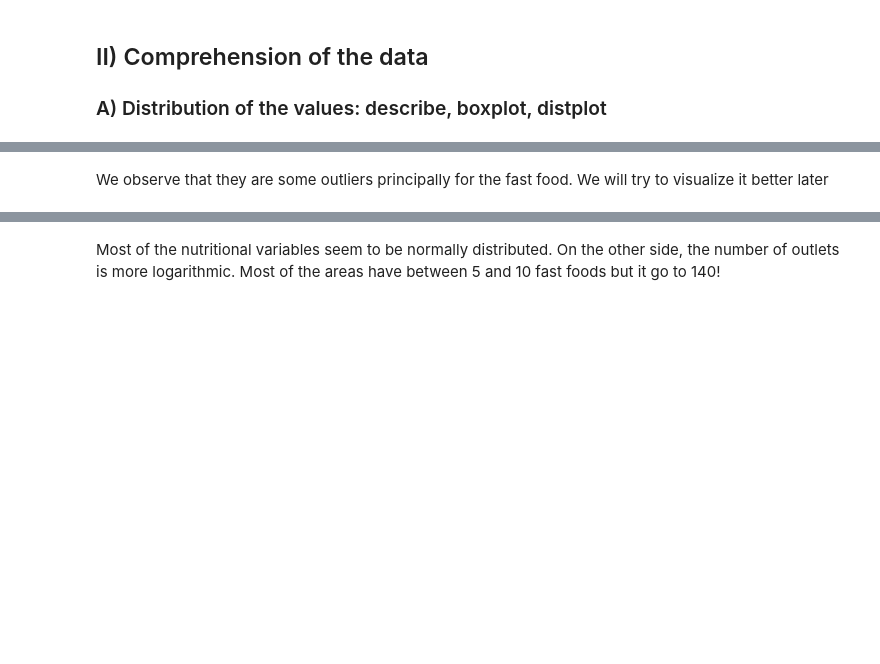
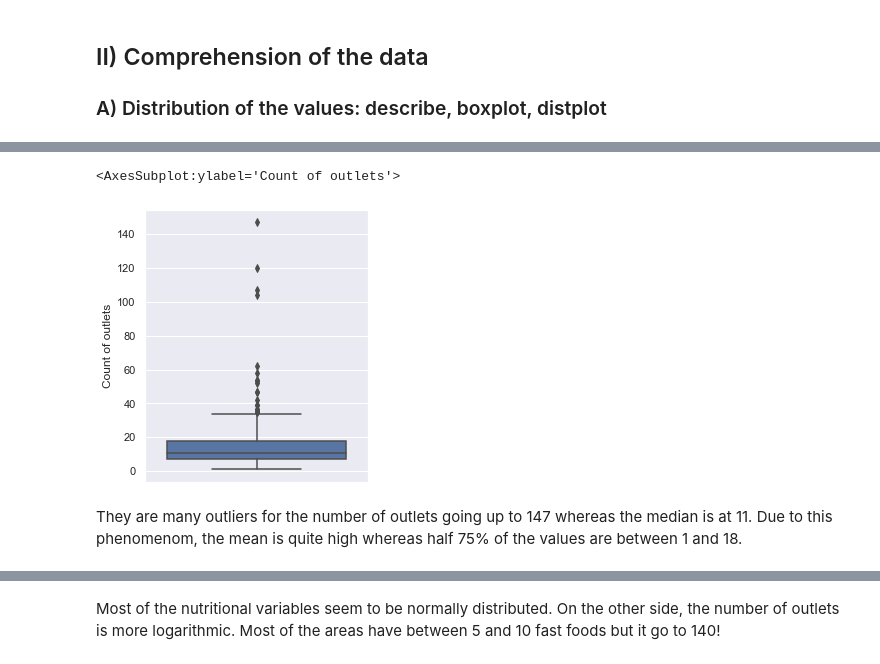
Before and after one commit to epfl-ada/ada-2020-project-milestone-p3-p3_caxaga, a Jupyter notebook: fast_food.ipynb, the cells around one changed output, grey strips where cells are left out. Drawn from its saved outputs; the diff is of its cells as text; code cells hidden in the pictures; blank space fills up the shorter version.

Commit message:
fast_food markdown

```diff
--- a/fast_food.ipynb
+++ b/fast_food.ipynb
@@ -86,38 +150,12 @@ fastfood_grocery.describe()
-# %%
-columns_grocery = [
-    'energy_fat',
-    'energy_saturate',
-    'energy_sugar',
-    'energy_protein',
-    'energy_carb',
-    'energy_fibre',
-    'energy_alcohol',
-    'energy_tot',
-    'h_nutrients_calories',
-    'nutripoints',
-    'Count of outlets'
-]
-
-column_boxplot = columns_grocery
-
-fastfood_grocery_analysis = fastfood_grocery[column_boxplot].copy()
-fig, ax = plt.subplots(4, 3, figsize=(16, 8), sharey=False)
-
-for i in range(len(column_boxplot)):
-    sbplt = ax[int(i/3), i % 3]
-
-    sns.boxplot(data=fastfood_grocery_analysis.iloc[:, i], ax=sbplt)
-    sbplt.set_xlabel('')
-    sbplt.set_ylabel('')
-    sbplt.set_title(
-        fastfood_grocery_analysis.columns[i], loc='center', wrap=True)
-
-fig.tight_layout()
-fig.subplots_adjust(top=0.9)
-
-fig.suptitle('boxplot for each column', fontsize=18)
-# %% [markdown]
-We observe that they are some outliers principally for the fast food. We will try to visualize it better later
+# %%
+fig = plt.figure(figsize=(4, 5))
+
+sns.boxplot(y=fastfood_grocery_analysis["Count of outlets"])
+# %% [output]
+<AxesSubplot:ylabel='Count of outlets'>
+[figure, added]
+# %% [markdown]
+They are many outliers for the number of outlets going up to 147 whereas the median is at 11. Due to this phenomenom, the mean is quite high whereas half 75% of the values are between 1 and 18.
 # %%
 fig, ax = plt.subplots(4, 3, figsize=(16, 8), sharey=False)
 
```
Also changed, not shown: parts of 35 cells of this notebook.
